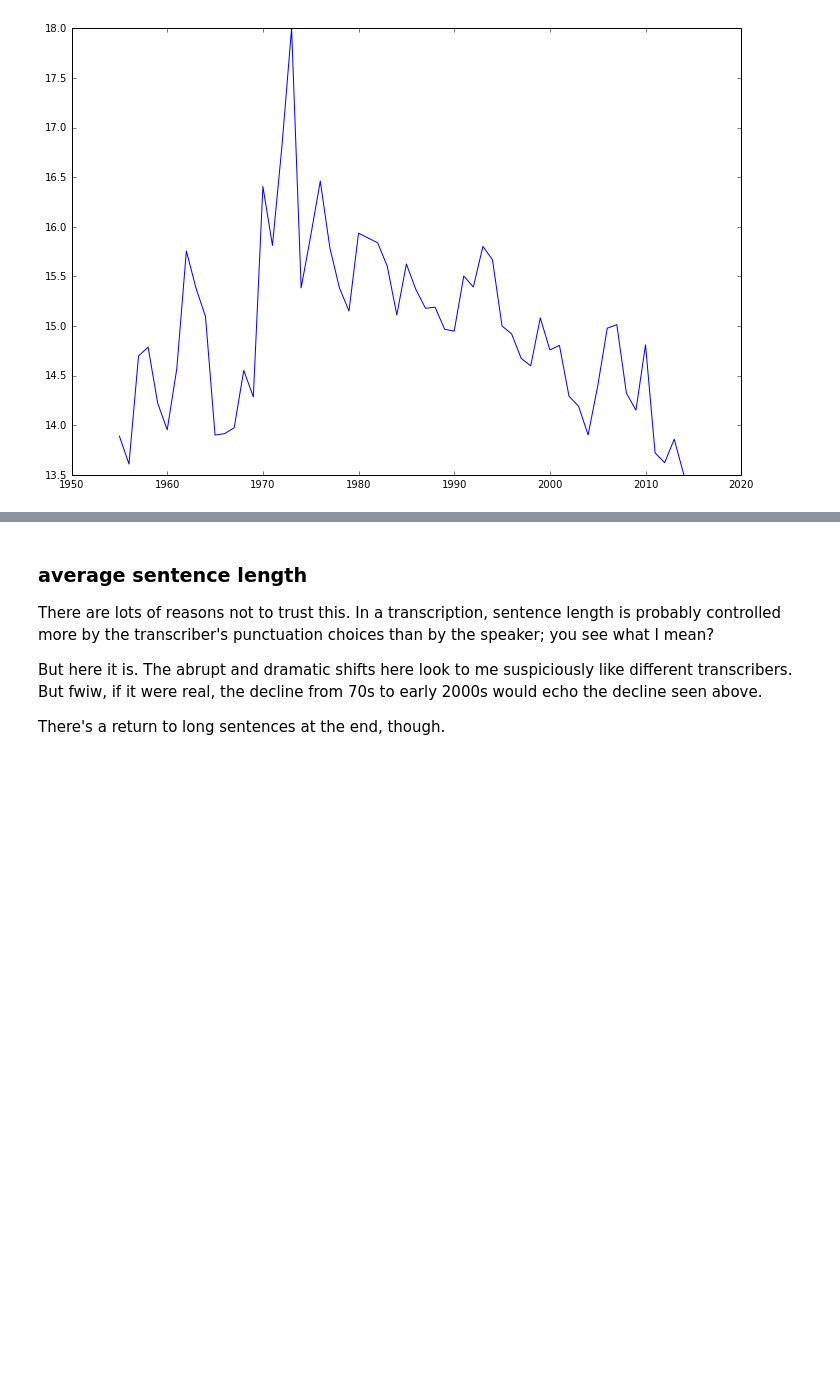
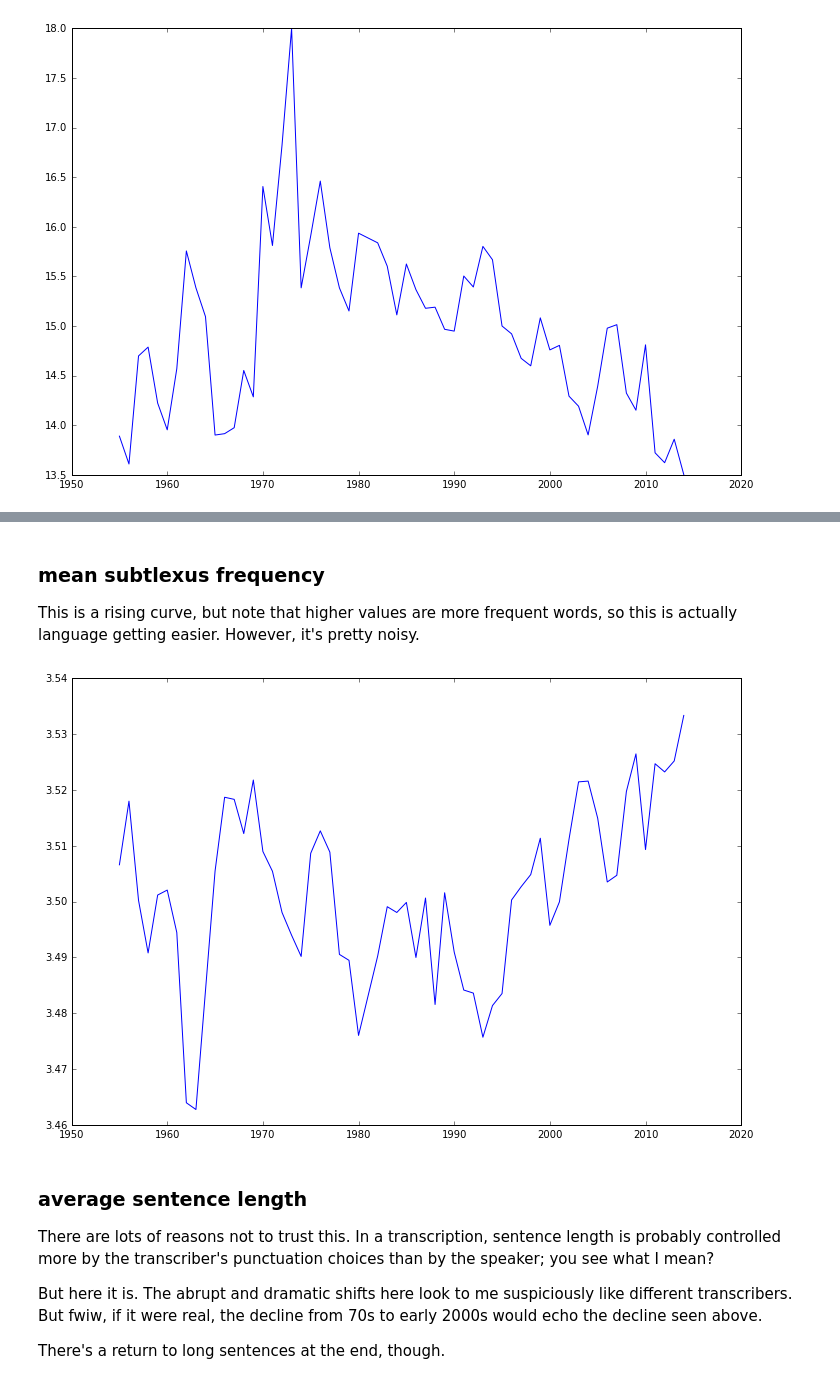
Before and after one commit to tedunderwood/oralarg, a Jupyter notebook: code/readability.ipynb, the cells around one changed output, grey strips where cells are left out. Saved outputs shown, nothing was run; the diff lists cells and outputs as text; code cells hidden in the pictures; blank space fills up the shorter version.

```diff
--- a/code/readability.ipynb
+++ b/code/readability.ipynb
@@ -394,3 +425,13 @@ plt.show()
+# %% [markdown]
+### mean subtlexus frequency
+
+This is a rising curve, but note that higher values are more frequent words, so this is actually language getting easier. However, it's pretty noisy.
+# %%
+fig, ax = plt.subplots(figsize = (12, 8))
+ax.plot(terms, subtlex_vals)
+plt.show()
+# %% [output]
+[figure, added]
 # %% [markdown]
 ### average sentence length
 
```
Also changed, not shown: parts of 13 cells of this notebook.
